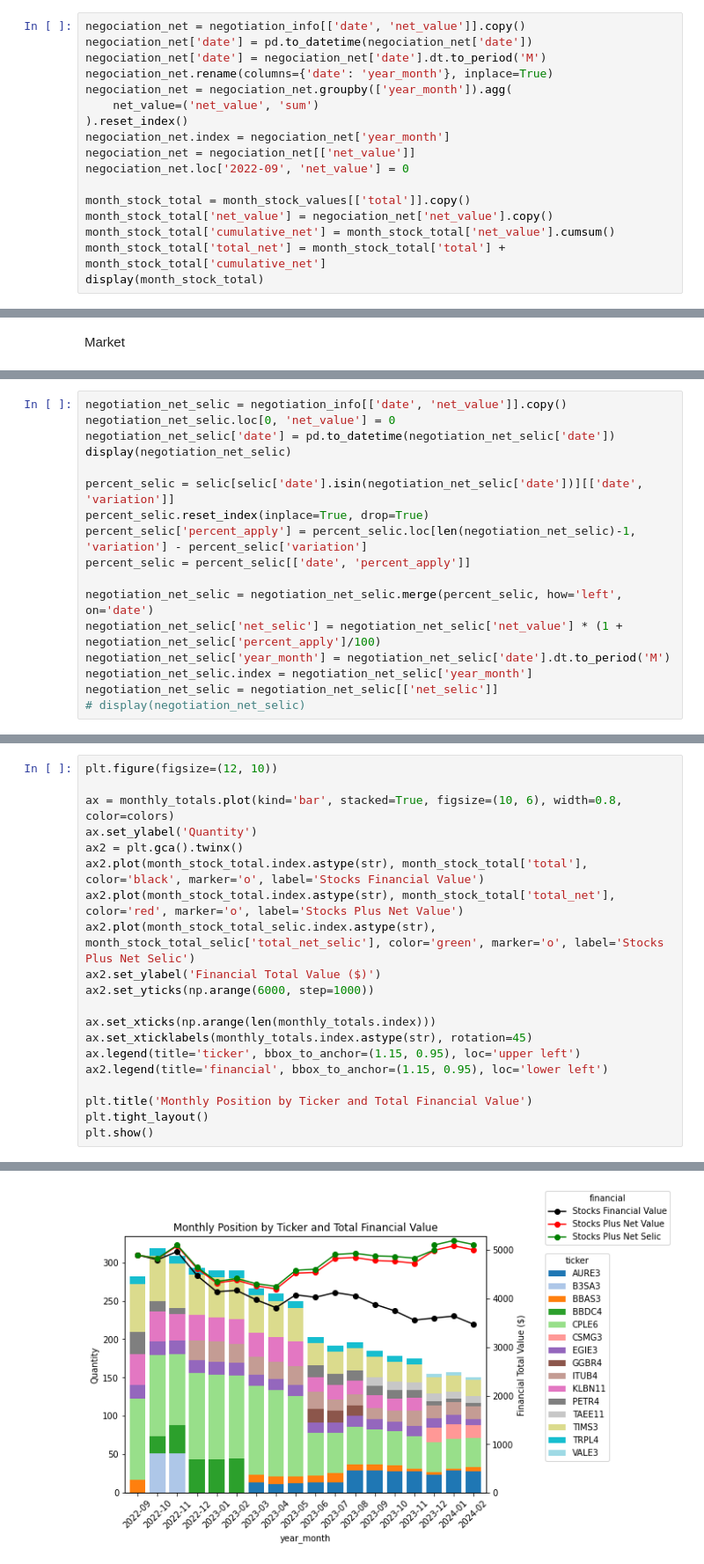
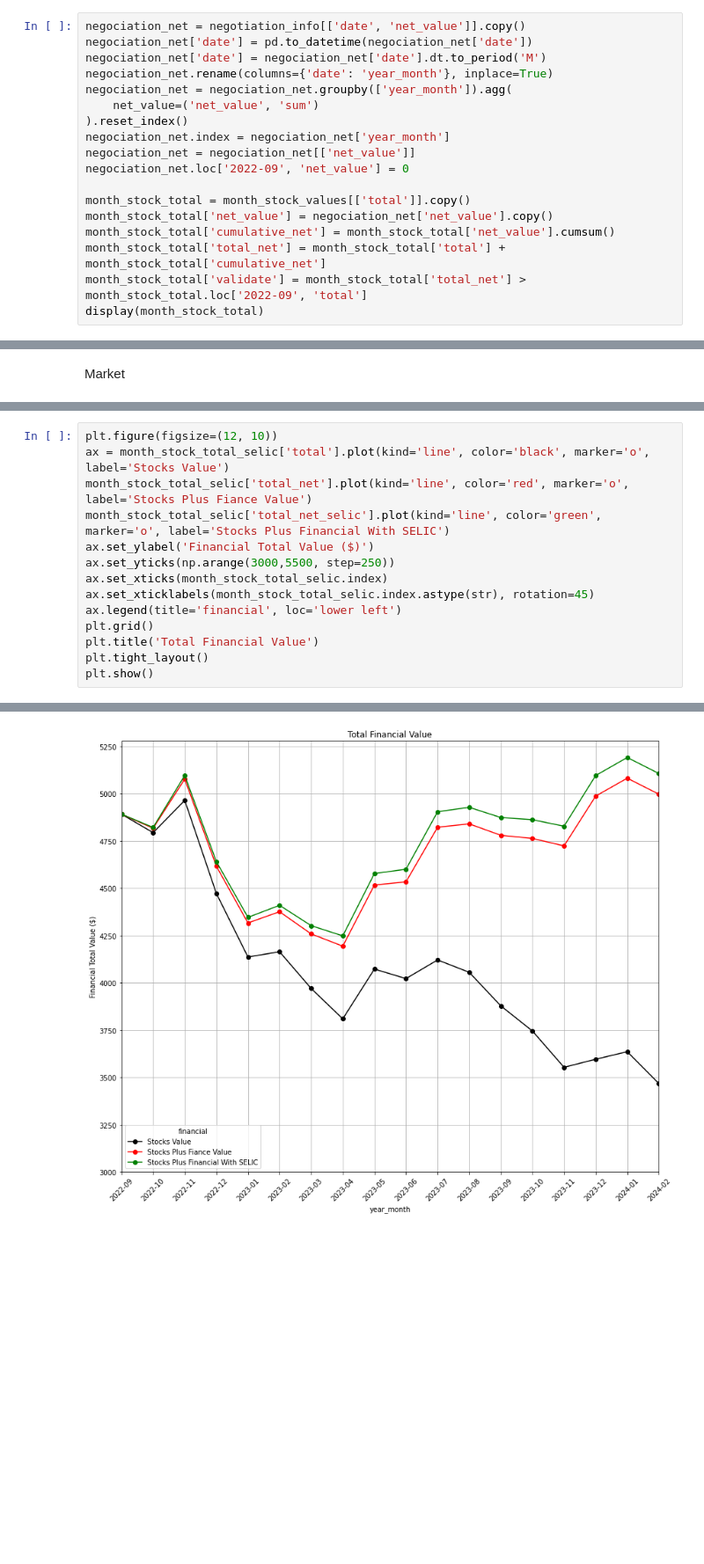
Before and after one commit to humbertomfialho/stock_dividends, a Jupyter notebook: analyses.ipynb, the cells around one changed output, grey strips where cells are left out. Shown at 88% size. Drawn from its saved outputs; the diff is of its cells as text; blank space fills up the shorter version.

Commit message:
Refresh jupyter plots and code

```diff
--- a/analyses.ipynb
+++ b/analyses.ipynb
@@ -368,5 +373,6 @@ month_stock_total = month_stock_values[['total']].copy()
 month_stock_total['net_value'] = negociation_net['net_value'].copy()
 month_stock_total['cumulative_net'] = month_stock_total['net_value'].cumsum()
 month_stock_total['total_net'] = month_stock_total['total'] + month_stock_total['cumulative_net']
+month_stock_total['validate'] = month_stock_total['total_net'] > month_stock_total.loc['2022-09', 'total']
 display(month_stock_total)
 # %% [output]
@@ -732,17 +688,0 @@ display(selic)
-# %%
-negotiation_net_selic = negotiation_info[['date', 'net_value']].copy()
-negotiation_net_selic.loc[0, 'net_value'] = 0
-negotiation_net_selic['date'] = pd.to_datetime(negotiation_net_selic['date'])
-display(negotiation_net_selic)
-
-percent_selic = selic[selic['date'].isin(negotiation_net_selic['date'])][['date', 'variation']]
-percent_selic.reset_index(inplace=True, drop=True)
-percent_selic['percent_apply'] = percent_selic.loc[len(negotiation_net_selic)-1, 'variation'] - percent_selic['variation']
-percent_selic = percent_selic[['date', 'percent_apply']]
-
-negotiation_net_selic = negotiation_net_selic.merge(percent_selic, how='left', on='date')
-negotiation_net_selic['net_selic'] = negotiation_net_selic['net_value'] * (1 + negotiation_net_selic['percent_apply']/100)
-negotiation_net_selic['year_month'] = negotiation_net_selic['date'].dt.to_period('M')
-negotiation_net_selic.index = negotiation_net_selic['year_month']
-negotiation_net_selic = negotiation_net_selic[['net_selic']]
-# display(negotiation_net_selic)
@@ -791,21 +713,15 @@ display(month_stock_total_selic)
 # %%
 plt.figure(figsize=(12, 10))
-
-ax = monthly_totals.plot(kind='bar', stacked=True, figsize=(10, 6), width=0.8, color=colors)
-ax.set_ylabel('Quantity')
-ax2 = plt.gca().twinx()
-ax2.plot(month_stock_total.index.astype(str), month_stock_total['total'], color='black', marker='o', label='Stocks Financial Value')
-ax2.plot(month_stock_total.index.astype(str), month_stock_total['total_net'], color='red', marker='o', label='Stocks Plus Net Value')
-ax2.plot(month_stock_total_selic.index.astype(str), month_stock_total_selic['total_net_selic'], color='green', marker='o', label='Stocks Plus Net Selic')
-ax2.set_ylabel('Financial Total Value ($)')
-ax2.set_yticks(np.arange(6000, step=1000))
-
-ax.set_xticks(np.arange(len(monthly_totals.index)))
-ax.set_xticklabels(monthly_totals.index.astype(str), rotation=45)
-ax.legend(title='ticker', bbox_to_anchor=(1.15, 0.95), loc='upper left')
-ax2.legend(title='financial', bbox_to_anchor=(1.15, 0.95), loc='lower left')
-
-plt.title('Monthly Position by Ticker and Total Financial Value')
+ax = month_stock_total_selic['total'].plot(kind='line', color='black', marker='o', label='Stocks Value')
+month_stock_total_selic['total_net'].plot(kind='line', color='red', marker='o', label='Stocks Plus Fiance Value')
+month_stock_total_selic['total_net_selic'].plot(kind='line', color='green', marker='o', label='Stocks Plus Financial With SELIC')
+ax.set_ylabel('Financial Total Value ($)')
+ax.set_yticks(np.arange(3000,5500, step=250))
+ax.set_xticks(month_stock_total_selic.index)
+ax.set_xticklabels(month_stock_total_selic.index.astype(str), rotation=45)
+ax.legend(title='financial', loc='lower left')
+plt.grid()
+plt.title('Total Financial Value')
 plt.tight_layout()
 plt.show()
 # %% [output]
@@ -813 +728 @@ plt.show()
-[figure, old version]
+[figure, new version]
```
Also changed, not shown: parts of 14 cells of this notebook.
